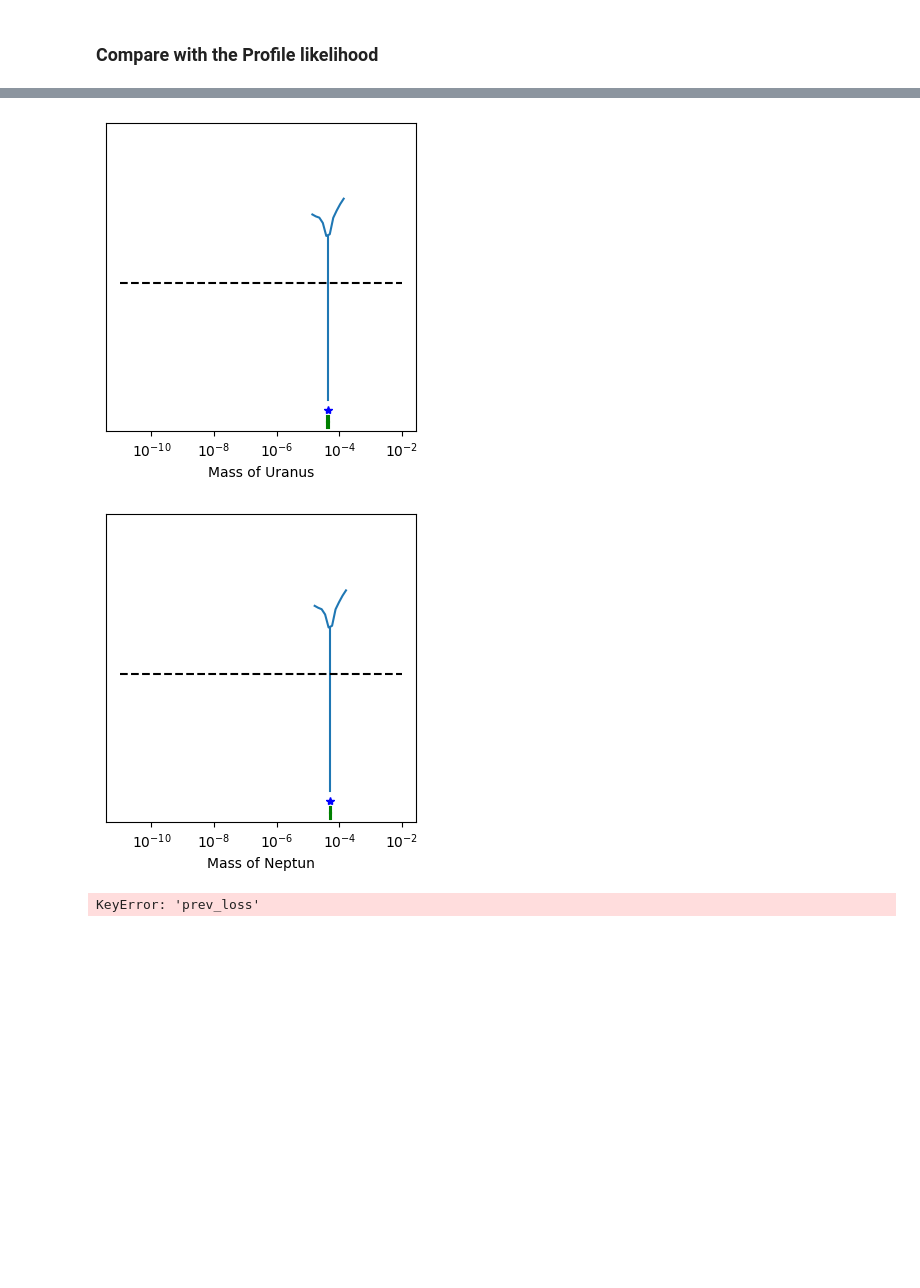
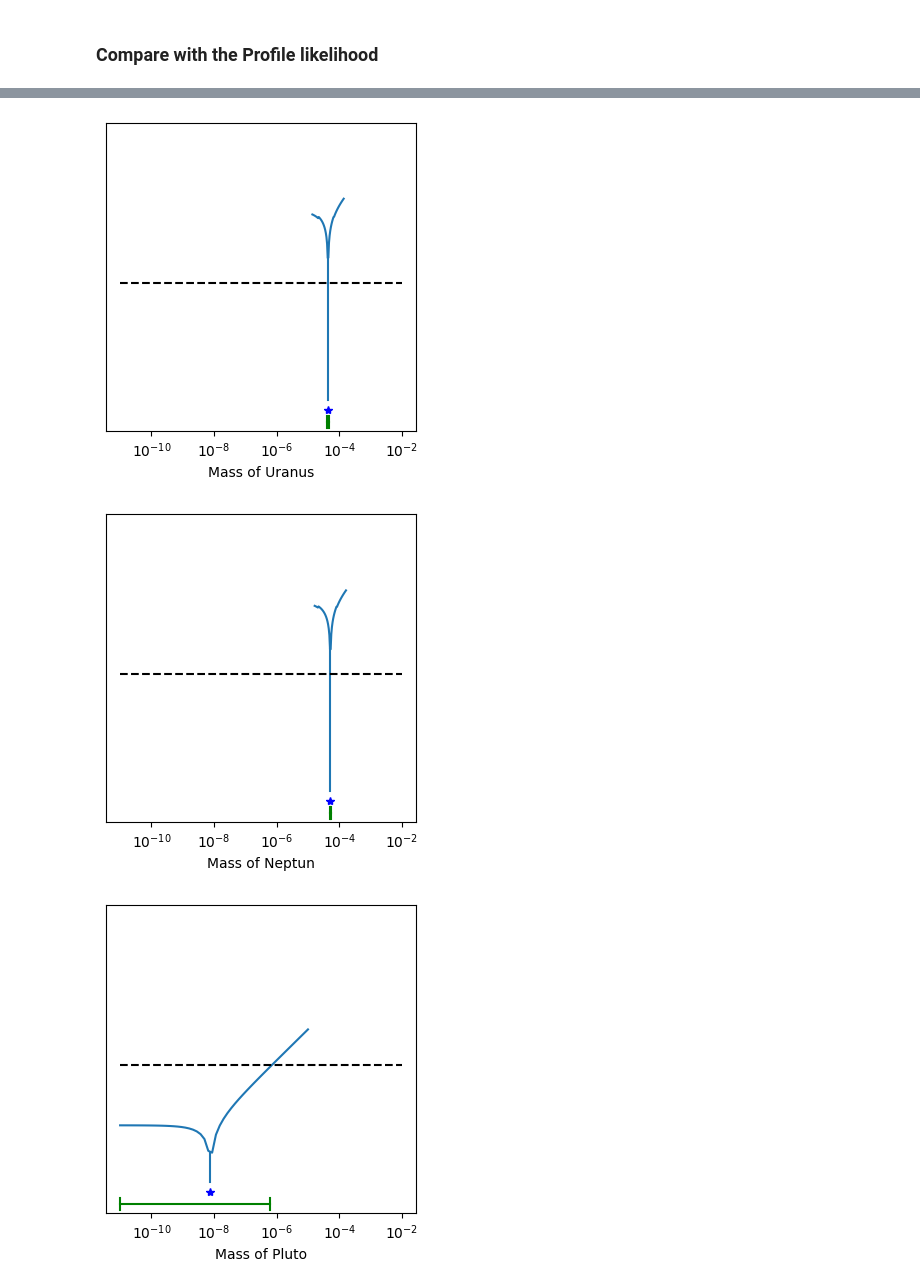
Before and after one commit to munnath/jackpot, a Jupyter notebook: notebooks/solar_system.ipynb, the cells around one changed output, grey strips where cells are left out. Drawn from its saved outputs; the diff is of its cells as text; code cells hidden in the pictures; blank space fills up the shorter version.

```diff
--- a/notebooks/solar_system.ipynb
+++ b/notebooks/solar_system.ipynb
@@ -158,7 +145,7 @@ from jackpot.prof_likelihood import *
 
 # Define the range of values for the parameter to be profiled
 load = True
-n_points = 10 # 1000
+n_points = 50 # 1000
 
 for param_index in range(5):
     x_true = x_est[param_index].item()
@@ -171,7 +158,7 @@ for param_index in range(5):
 
     # Compute the profile likelihood
     profile_likelihoods = profile_likelihood(Phi, x_est,
-                                             param_index, param_values,
+                                             param_index, param_values, num_steps = 2,
                                              method = "LBFGS", lr = 1e-4,
                                              tol_change = 1e-3)
 
@@ -184,32 +171,32 @@ for param_index in range(5):
     plt.xlabel(f'Mass of {solar_model.planet_names[param_index]}')
     if param_index == 0:
         plt.ylabel('$||\Phi(x) - y||$  in AU')
     else:
         ax.get_yaxis().set_visible(False)
     plt.ylim([1e-10, 1e0])
     plt.plot([x_true], [5e-10], "*b")
     plt.plot([1e-11, 1e-2], [params["epsilon"], params["epsilon"]], "--k")
 
-    # Draw the confidence interval
+    # Plot the confidence interval
     arg_under = torch.tensor(range(n_points))[(torch.tensor(profile_likelihoods)
                                                < params["epsilon"])]
     if len(arg_under) < 2:
         val_min, val_max = 0.95 * x_true, 1.05 * x_true
     else:
         x_inter_min, x_inter_max = arg_under.min(), arg_under.max()
         val_min = param_values[x_inter_min].item()
         val_max = param_values[x_inter_max].item()
 
     plt.plot([val_min, val_max],
              [2e-10, 2e-10], "-g")
     plt.plot([val_min, val_min],
              [1.3e-10, 3e-10], "-g")
     plt.plot([val_max, val_max],
              [1.3e-10, 3e-10], "-g")
     plt.show()
 # %% [output]
 [figure]
 [figure]
 [figure]
 [figure]
-KeyError: 'prev_loss'
+[figure, added]
```
Also changed, not shown: parts of 2 cells of this notebook, 3 other files.
